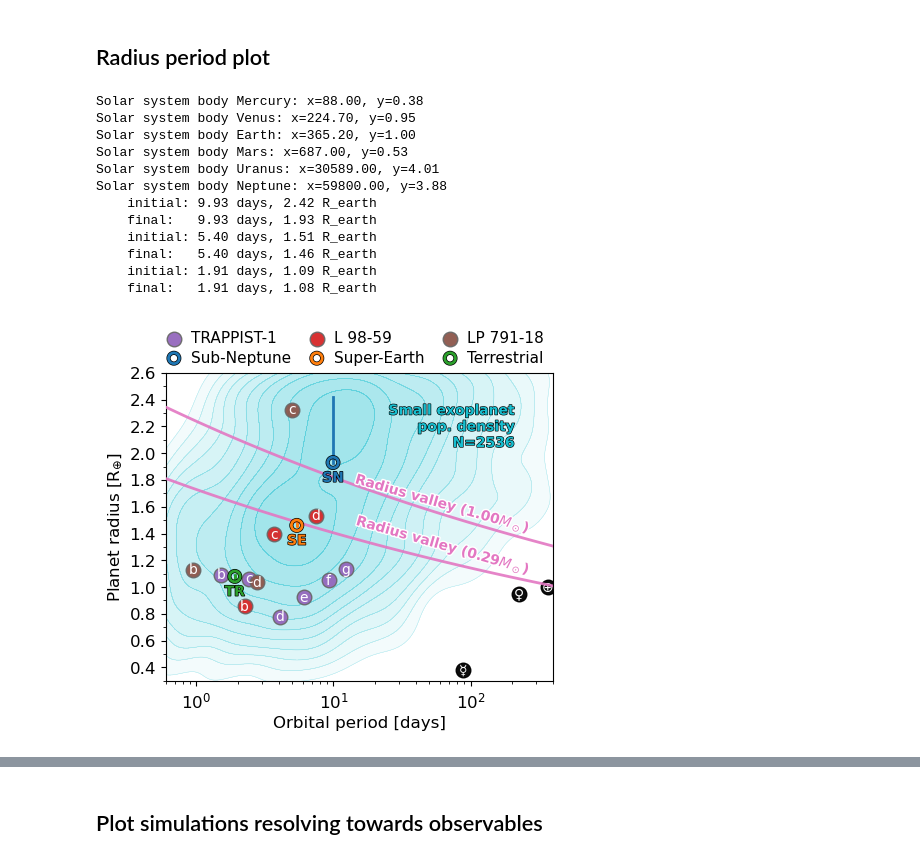
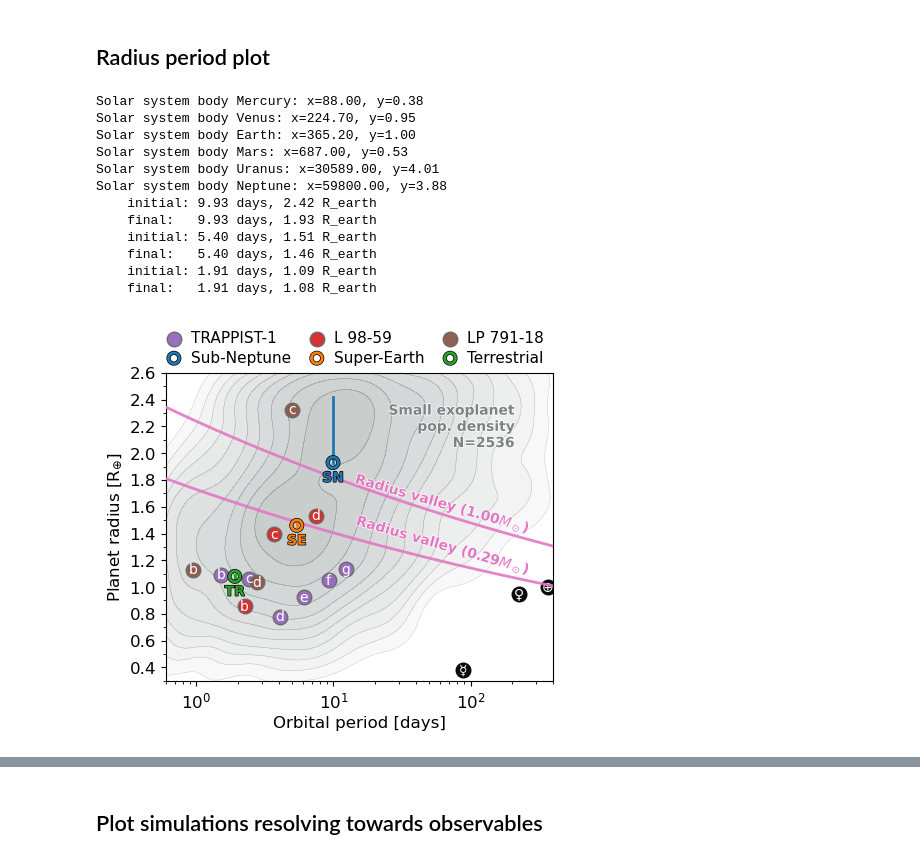
Before and after one commit to nichollsh/proteus_analysis, a Jupyter notebook: bayesopt.ipynb, the cells around one changed output, grey strips where cells are left out. Cells and saved outputs as stored; diff of their text form; code cells hidden in the pictures.

```diff
--- a/bayesopt.ipynb
+++ b/bayesopt.ipynb
@@ -458,8 +499,8 @@ named_s = 110     # point size
 named_a = 0.95    # alpha
 fs = 10      # font size
 
-# col_exoeu = "#83C1B7"
-col_exoeu = 'tab:cyan'
+col_exoeu = "#7A8583"
+# col_exoeu = 'tab:cyan'
 
 leg_args = {
     "handletextpad" : 0.2,
@@ -589,7 +630,7 @@ for M_star in [M_star_gt, 1.0]:
     ax.annotate(f"Radius valley ({M_star:.2f}" + r"$M_\odot$)",
                 xy=(x_rv[-5], y_rv[-5]), xytext=(0, 1), textcoords='offset points',
                 zorder=4, fontweight='bold',
-                path_effects=[pe.Stroke(linewidth=2, foreground='white'), pe.Normal()],
+                path_effects=[pe.Stroke(linewidth=1, foreground='white'), pe.Normal()],
                 color='tab:pink', fontsize=fs, rotation=-16, ha='right', va='bottom', rotation_mode='anchor')
 
 # plot ground truth points
@@ -613,35 +654,35 @@ for suf, gt in ground_truth.items():
                 zorder=7,
                 fontweight='bold', path_effects=[pe.Stroke(linewidth=1, foreground='k'), pe.Normal()],
                 color=col, fontsize=fs, ha='center', va='top')
 
 ax.text(0.9, 0.9, "Small exoplanet\npop. density\nN=%.0f" % len(exo_sub),
         color=col_exoeu,
         transform=ax.transAxes, fontsize=fs, fontweight='bold',
         ha='right', va='top',
-        path_effects=[pe.Stroke(linewidth=0.9, foreground='k'), pe.Normal()])
+        path_effects=[pe.Stroke(linewidth=1, foreground='w'), pe.Normal()])
 
 handles, labels = ax.get_legend_handles_labels()
 handles = np.reshape(handles, (2,3)).T.flatten() # transpose legend
 labels = np.reshape(labels, (2,3)).T.flatten()
 leg = ax.legend(handles, labels, loc='lower left', bbox_to_anchor=(-0.05,0.98), **leg_args, ncols=3, fontsize=11)
 
 
 fig.savefig("output/exoplanets.pdf", bbox_inches='tight', dpi=DPI, pad_inches=0.02)
 plt.show()
 # %% [output]
 Solar system body Mercury: x=88.00, y=0.38
 Solar system body Venus: x=224.70, y=0.95
 Solar system body Earth: x=365.20, y=1.00
 Solar system body Mars: x=687.00, y=0.53
 Solar system body Uranus: x=30589.00, y=4.01
 Solar system body Neptune: x=59800.00, y=3.88
     initial: 9.93 days, 2.42 R_earth
     final:   9.93 days, 1.93 R_earth
     initial: 5.40 days, 1.51 R_earth
     final:   5.40 days, 1.46 R_earth
     initial: 1.91 days, 1.09 R_earth
     final:   1.91 days, 1.08 R_earth
-[figure, old version]
+[figure, new version]
 # %%
 # plot variable over time for each GT run
 
```
Also changed, not shown: parts of 8 cells of this notebook.
